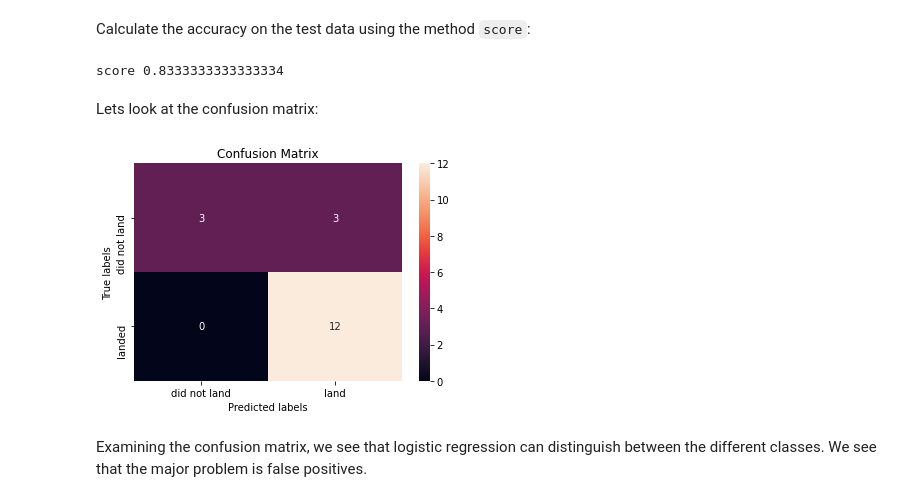
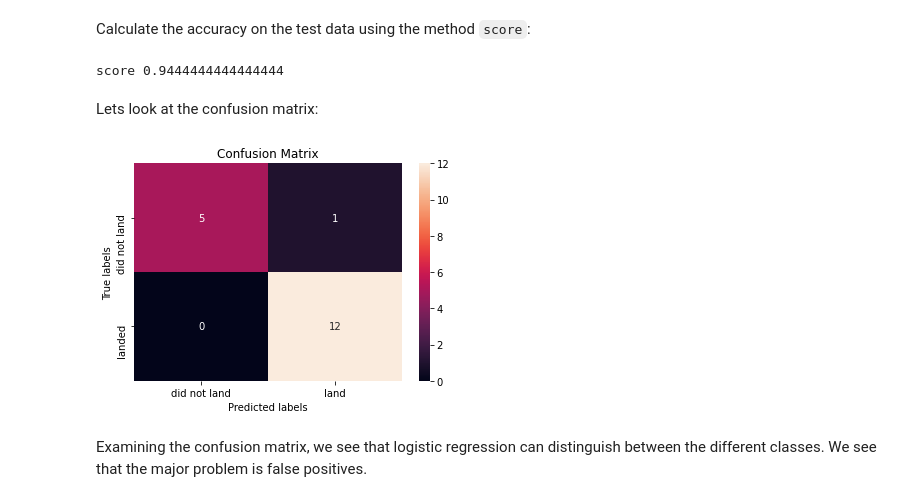
Before and after one commit to idanes-edx/Data-Science-and-Machine-Learning-Capstone-Project, a Jupyter notebook: Complete the Machine Learning Prediction lab.ipynb, the cells around one changed output. Drawn from its saved outputs; the diff is of its cells as text; code cells hidden in the pictures.

```diff
--- a/Complete the Machine Learning Prediction lab.ipynb
+++ b/Complete the Machine Learning Prediction lab.ipynb
@@ -201,17 +201,22 @@ accuracy : 0.8464285714285713
 ## TASK  5
 # %% [markdown]
 Calculate the accuracy on the test data using the method <code>score</code>:
-# %%
-print("score",logreg_cv.score(X_test,Y_test))
-# %% [output]
-score 0.8333333333333334
+# %%
+logreg_test = LogisticRegression(C=0.01, penalty='l2', solver='lbfgs')
+
+logreg_test.fit(X_test,Y_test)
+
+logreg_test_score=logreg_test.score(X_test,Y_test)
+print("score",logreg_test_score)
+# %% [output]
+score 0.9444444444444444
 # %% [markdown]
 Lets look at the confusion matrix:
 # %%
-yhat=logreg_cv.predict(X_test)
-plot_confusion_matrix(Y_test,yhat)
+yhat_lr=logreg_test.predict(X_test)
+plot_confusion_matrix(Y_test,yhat_lr)
 # %% [output]
-[figure, old version]
+[figure, new version]
 # %% [markdown]
 Examining the confusion matrix, we see that logistic regression can distinguish between the different classes.  We see that the major problem is false positives.
 # %% [markdown]
```
Also changed, not shown: parts of 18 cells of this notebook.
